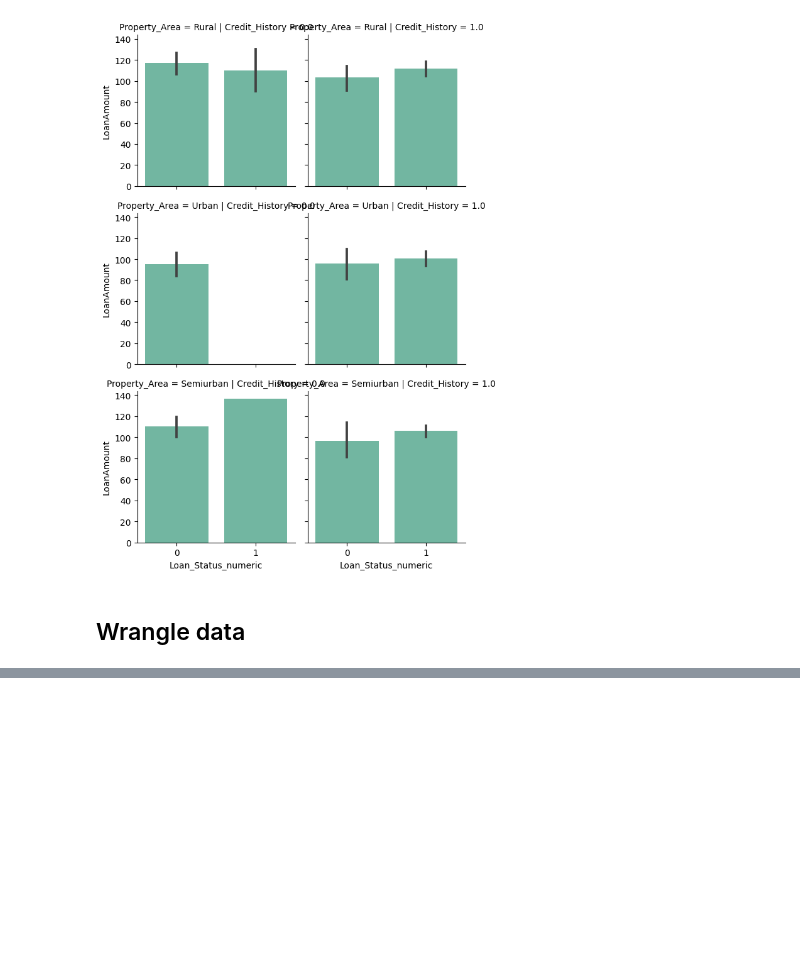
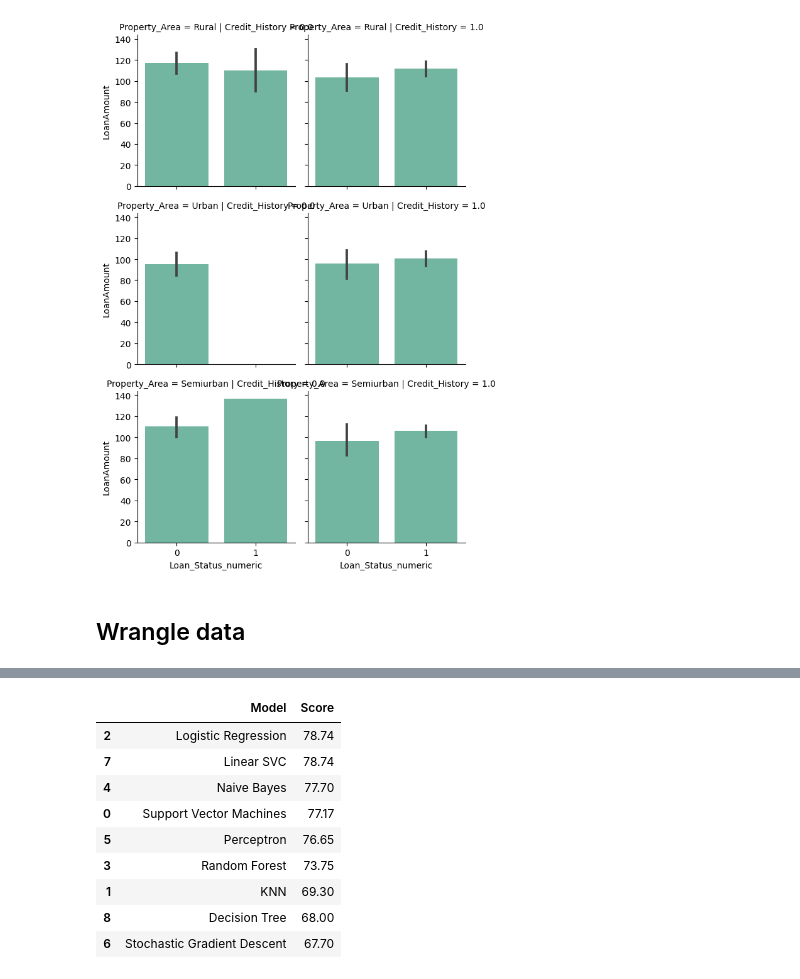
Before and after one commit to MartaSeidler/Kaggle_Loan_Status_Prediction, a Jupyter notebook: loan-status-prediction.ipynb, the cells around one changed output, grey strips where cells are left out. Saved outputs shown, nothing was run; the diff lists cells and outputs as text; code cells hidden in the pictures; blank space fills up the shorter version.

```diff
--- a/loan-status-prediction.ipynb
+++ b/loan-status-prediction.ipynb
@@ -361,0 +482,25 @@ df.head()
+# %%
+acc_linear_svc = get_score(LinearSVC(max_iter=10000))
+# %%
+acc_sgd = get_score(SGDClassifier())
+# %%
+acc_decision_tree = get_score(DecisionTreeClassifier())
+# %%
+acc_random_forest = get_score(RandomForestClassifier(n_estimators=100))
+# %%
+models = pd.DataFrame({
+    'Model': ['Support Vector Machines', 'KNN', 'Logistic Regression', 'Random Forest', 'Naive Bayes', 'Perceptron', 'Stochastic Gradient Descent', 'Linear SVC', 'Decision Tree'],
+    'Score': [acc_svc, acc_knn, acc_log, acc_random_forest, acc_gaussian, acc_perceptron, acc_sgd, acc_linear_svc, acc_decision_tree]
+})
+models.sort_values(by='Score', ascending=False)
+# %% [output]
+|  | Model | Score |
+| 2 | Logistic Regression | 78.74 |
+| 7 | Linear SVC | 78.74 |
+| 4 | Naive Bayes | 77.70 |
+| 0 | Support Vector Machines | 77.17 |
+| 5 | Perceptron | 76.65 |
+| 3 | Random Forest | 73.75 |
+| 1 | KNN | 69.30 |
+| 8 | Decision Tree | 68.00 |
+| 6 | Stochastic Gradient Descent | 67.70 |
```
Also changed, not shown: parts of 32 cells of this notebook.
